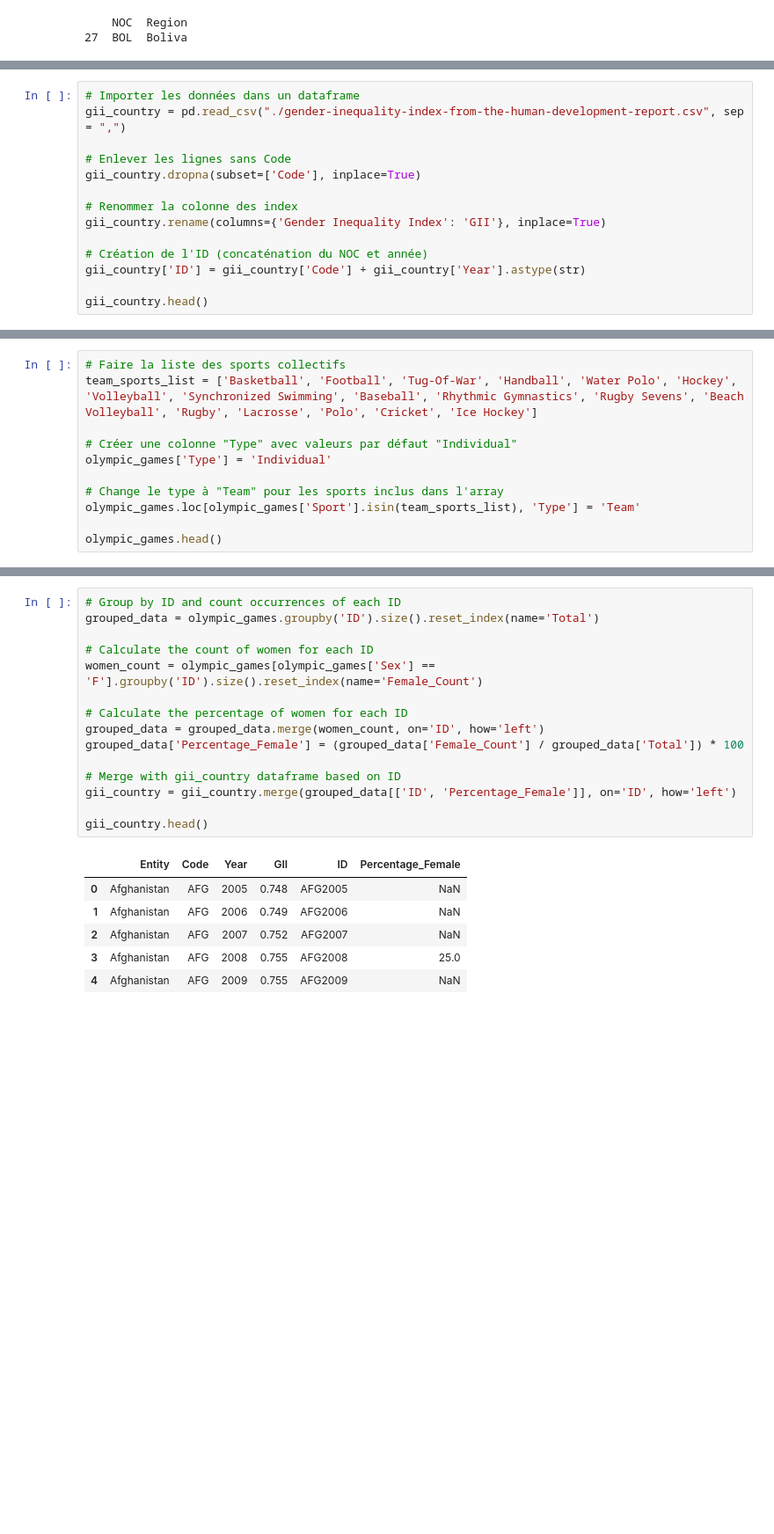
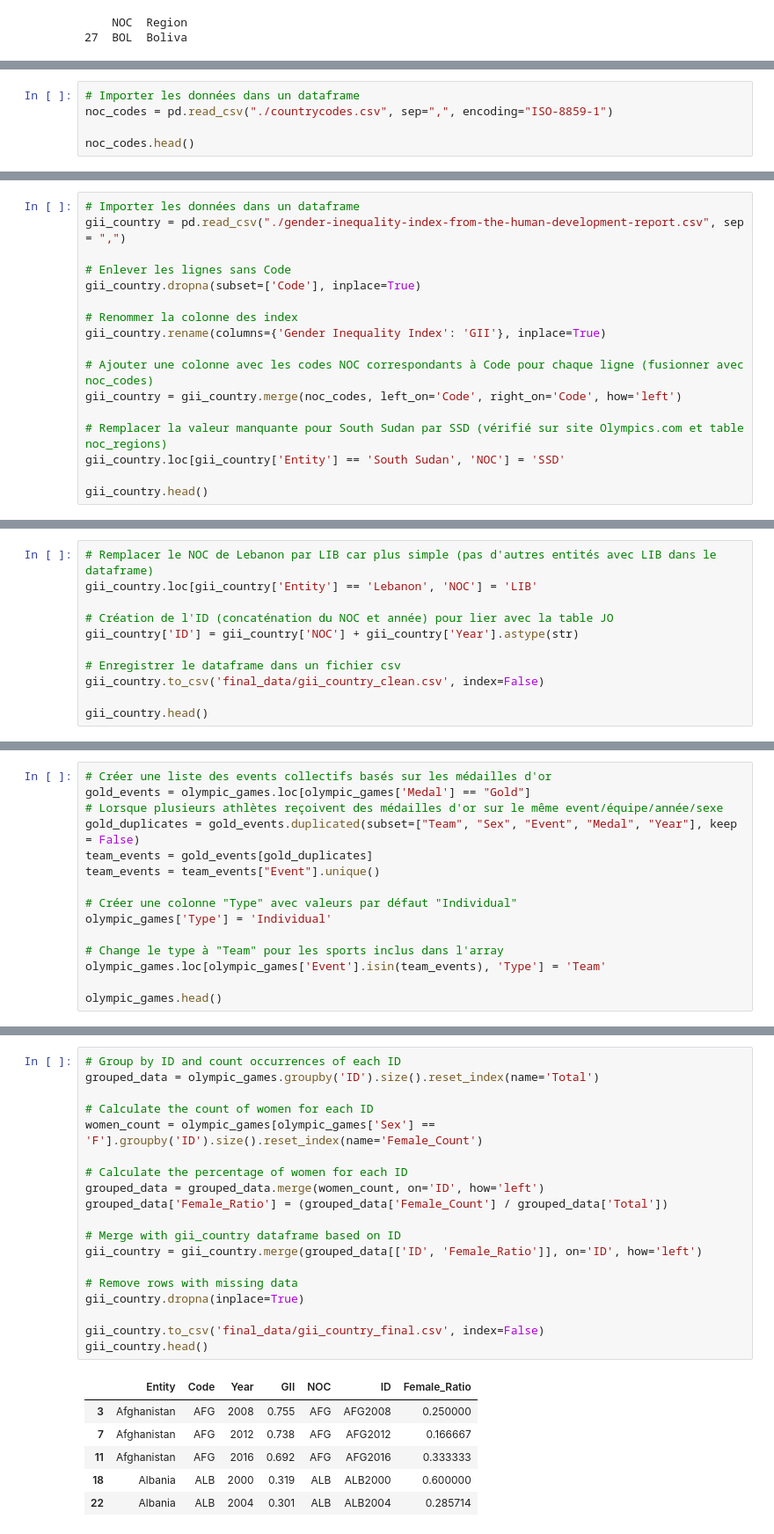
Before and after one commit to Suziwan/Projet_Final_JO, a Jupyter notebook: dataprep/Suzanne/Data_Preparation_Suzanne.ipynb, the cells around one changed output, grey strips where cells are left out. Shown at 88% size. Saved outputs shown, nothing was run; the diff lists cells and outputs as text; blank space fills up the shorter version.

```diff
--- a/dataprep/Suzanne/Data_Preparation_Suzanne.ipynb
+++ b/dataprep/Suzanne/Data_Preparation_Suzanne.ipynb
@@ -107,0 +110,5 @@ noc_regions.head()
+# %%
+# Importer les données dans un dataframe
+noc_codes = pd.read_csv("./countrycodes.csv", sep=",", encoding="ISO-8859-1")
+
+noc_codes.head()
@@ -115,8 +150,11 @@ gii_country.dropna(subset=['Code'], inplace=True)
 # Renommer la colonne des index
 gii_country.rename(columns={'Gender Inequality Index': 'GII'}, inplace=True)
 
-# Création de l'ID (concaténation du NOC et année)
-gii_country['ID'] = gii_country['Code'] + gii_country['Year'].astype(str)
+# Ajouter une colonne avec les codes NOC correspondants à Code pour chaque ligne (fusionner avec noc_codes)
+gii_country = gii_country.merge(noc_codes, left_on='Code', right_on='Code', how='left')
+
+# Remplacer la valeur manquante pour South Sudan par SSD (vérifié sur site Olympics.com et table noc_regions)
+gii_country.loc[gii_country['Entity'] == 'South Sudan', 'NOC'] = 'SSD'
 
 gii_country.head()
 # %% [output]
@@ -128,0 +247,11 @@ gii_country.head()
+# %%
+# Remplacer le NOC de Lebanon par LIB car plus simple (pas d'autres entités avec LIB dans le dataframe)
+gii_country.loc[gii_country['Entity'] == 'Lebanon', 'NOC'] = 'LIB'
+
+# Création de l'ID (concaténation du NOC et année) pour lier avec la table JO
+gii_country['ID'] = gii_country['NOC'] + gii_country['Year'].astype(str)
+
+# Enregistrer le dataframe dans un fichier csv
+gii_country.to_csv('final_data/gii_country_clean.csv', index=False)
+
+gii_country.head()
@@ -133,14 +278,18 @@ gii_country.head()
 
 Ajout d'une colonne "Type" pour différentier les sports collectifs/individuels
 # %%
-# Faire la liste des sports collectifs
-team_sports_list = ['Basketball', 'Football', 'Tug-Of-War', 'Handball', 'Water Polo', 'Hockey', 'Volleyball', 'Synchronized Swimming', 'Baseball', 'Rhythmic Gymnastics', 'Rugby Sevens', 'Beach Volleyball', 'Rugby', 'Lacrosse', 'Polo', 'Cricket', 'Ice Hockey']
+# Créer une liste des events collectifs basés sur les médailles d'or
+gold_events = olympic_games.loc[olympic_games['Medal'] == "Gold"]
+# Lorsque plusieurs athlètes reçoivent des médailles d'or sur le même event/équipe/année/sexe
+gold_duplicates = gold_events.duplicated(subset=["Team", "Sex", "Event", "Medal", "Year"], keep = False)
+team_events = gold_events[gold_duplicates]
+team_events = team_events["Event"].unique()
 
 # Créer une colonne "Type" avec valeurs par défaut "Individual"
 olympic_games['Type'] = 'Individual'
 
 # Change le type à "Team" pour les sports inclus dans l'array
-olympic_games.loc[olympic_games['Sport'].isin(team_sports_list), 'Type'] = 'Team'
+olympic_games.loc[olympic_games['Event'].isin(team_events), 'Type'] = 'Team'
 
 olympic_games.head()
 # %% [output]
@@ -215,22 +333,26 @@ Ajout d'une colonne % d'athlètes femmes
 # %%
 # Group by ID and count occurrences of each ID
 grouped_data = olympic_games.groupby('ID').size().reset_index(name='Total')
 
 # Calculate the count of women for each ID
 women_count = olympic_games[olympic_games['Sex'] == 'F'].groupby('ID').size().reset_index(name='Female_Count')
 
 # Calculate the percentage of women for each ID
 grouped_data = grouped_data.merge(women_count, on='ID', how='left')
-grouped_data['Percentage_Female'] = (grouped_data['Female_Count'] / grouped_data['Total']) * 100
+grouped_data['Female_Ratio'] = (grouped_data['Female_Count'] / grouped_data['Total'])
 
 # Merge with gii_country dataframe based on ID
-gii_country = gii_country.merge(grouped_data[['ID', 'Percentage_Female']], on='ID', how='left')
+gii_country = gii_country.merge(grouped_data[['ID', 'Female_Ratio']], on='ID', how='left')
 
+# Remove rows with missing data
+gii_country.dropna(inplace=True)
+
+gii_country.to_csv('final_data/gii_country_final.csv', index=False)
 gii_country.head()
 # %% [output]
-|  | Entity | Code | Year | GII | ID | Percentage_Female |
-| 0 | Afghanistan | AFG | 2005 | 0.748 | AFG2005 | NaN |
-| 1 | Afghanistan | AFG | 2006 | 0.749 | AFG2006 | NaN |
-| 2 | Afghanistan | AFG | 2007 | 0.752 | AFG2007 | NaN |
-| 3 | Afghanistan | AFG | 2008 | 0.755 | AFG2008 | 25.0 |
-| 4 | Afghanistan | AFG | 2009 | 0.755 | AFG2009 | NaN |
+|  | Entity | Code | Year | GII | NOC | ID | Female_Ratio |
+| 3 | Afghanistan | AFG | 2008 | 0.755 | AFG | AFG2008 | 0.250000 |
+| 7 | Afghanistan | AFG | 2012 | 0.738 | AFG | AFG2012 | 0.166667 |
+| 11 | Afghanistan | AFG | 2016 | 0.692 | AFG | AFG2016 | 0.333333 |
+| 18 | Albania | ALB | 2000 | 0.319 | ALB | ALB2000 | 0.600000 |
+| 22 | Albania | ALB | 2004 | 0.301 | ALB | ALB2004 | 0.285714 |
```
Also changed, not shown: parts of 26 cells of this notebook, 5 other files.
